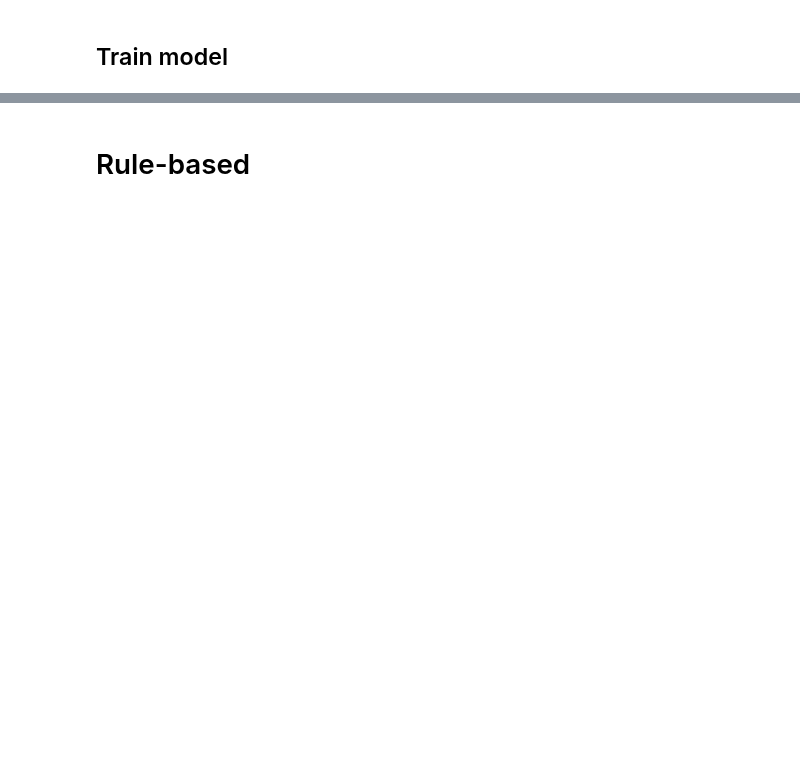
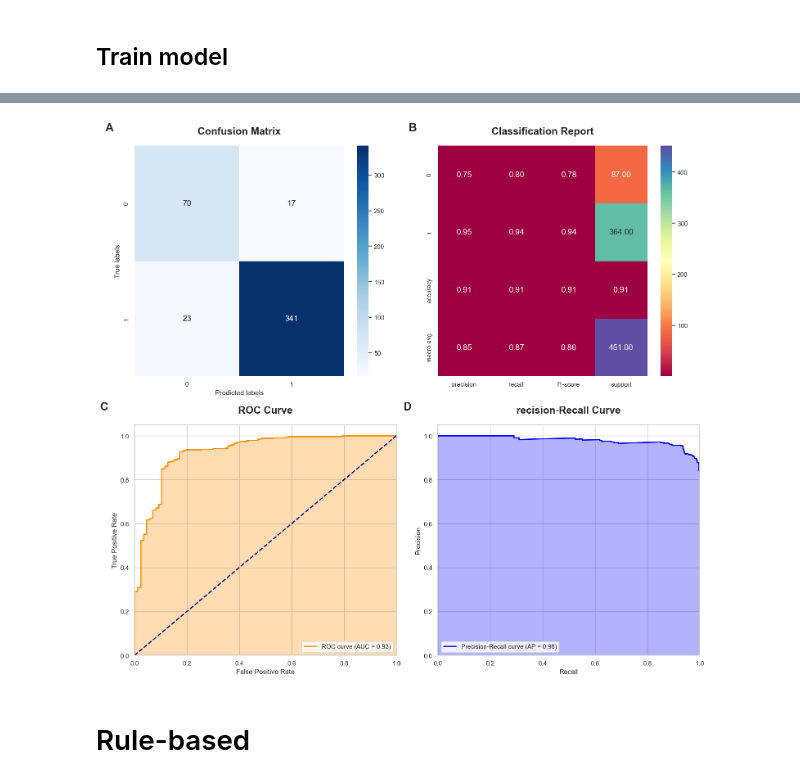
Before and after one commit to TieuLongPhan/SynRBL, a Jupyter notebook: Pipeline/Validation/Analysis/analysis.ipynb, the cells around one changed output, grey strips where cells are left out. Saved outputs shown, nothing was run; the diff lists cells and outputs as text; code cells hidden in the pictures; blank space fills up the shorter version.

```diff
--- a/Pipeline/Validation/Analysis/analysis.ipynb
+++ b/Pipeline/Validation/Analysis/analysis.ipynb
@@ -477,4 +116,0 @@ def standardize_columns(data):
-# %%
-data_all = standardize_columns(data_all)
-
-data_all.shape
@@ -1169,6 +622,5 @@ print(classification_report(y_test, y_pred))
 # %%
-from imblearn.pipeline import Pipeline
-steps = [('scaler', MinMaxScaler()), ('over', SMOTE(sampling_strategy='auto', random_state=42)), ('model', XGBClassifier(random_state=42))]
+steps = [('scaler', MinMaxScaler()), ('over', SMOTEENN(sampling_strategy='minority', random_state=42)), ('model', XGBClassifier(random_state=42))]
 pipeline = Pipeline(steps=steps)
 
 pipeline.fit(X_train, y_train)
@@ -1201,8 +639,0 @@ model = make_pipeline(
-# %%
-from xgboost import XGBClassifier
-from sklearn.metrics import classification_report
-xgb = XGBClassifier(random_state = 42)
-xgb.fit(X_train, y_train)
-
-y_pred = xgb.predict(X_test)
-print(classification_report(y_test, y_pred))
@@ -1265,2 +640,61 @@ plt.show()
+# %%
+import numpy as np
+import matplotlib.pyplot as plt
+from sklearn.metrics import confusion_matrix, classification_report, roc_curve, auc, precision_recall_curve, average_precision_score
+import seaborn as sns
+import pandas as pd
+
+def classification_visualization(y_true, y_pred, y_proba):
+    # Setup the matplotlib figure and axes, 2x2 layout
+    fig, axes = plt.subplots(2, 2, figsize=(15, 15))
+    #fig.suptitle('Advanced Classification Metrics Visualization', fontsize=16)
+
+    labels = ['A', 'B', 'C', 'D']  # Labels for each subplot
+    for ax, label in zip(axes.flat, labels):
+        ax.text(-0.1, 1.1, label, transform=ax.transAxes, size=20, weight='bold', va='top', ha='right')
+
+    # Subfig 1: Confusion Matrix
+    ax = axes[0, 0]
+    cm = confusion_matrix(y_true, y_pred)
+    sns.heatmap(cm, annot=True, fmt='d', cmap='Blues', ax=ax, annot_kws={"size": 14})
+    ax.set(xlabel='Predicted labels', ylabel='True labels')
+    ax.set_title('Confusion Matrix', fontsize=18, weight='bold', pad=20)
+
+    # Subfig 2: Classification Report
+    ax = axes[0, 1]
+    report = classification_report(y_true, y_pred, output_dict=True)
+    report_df = pd.DataFrame(report).transpose()
+    sns.heatmap(report_df.iloc[:-1, :].astype(float), annot=True, cmap='Spectral', cbar=True, fmt=".2f", ax=ax, annot_kws={"size": 14})
+    ax.set_title('Classification Report', fontsize=18, weight='bold', pad=20)
+
+    # Enhance ROC Curve visual
+    ax = axes[1, 0]
+    fpr, tpr, thresholds = roc_curve(y_true, y_proba)
+    roc_auc = auc(fpr, tpr)
+    ax.plot(fpr, tpr, label='ROC curve (AUC = %0.2f)' % roc_auc, color='darkorange', lw=2)
+    ax.fill_between(fpr, tpr, color='darkorange', alpha=0.3)
+    ax.plot([0, 1], [0, 1], linestyle='--', lw=2, color='navy')
+    ax.set(xlim=[0.0, 1.0], ylim=[0.0, 1.05], xlabel='False Positive Rate', ylabel='True Positive Rate')
+    ax.set_title('ROC Curve', fontsize=18, weight='bold', pad=20)
+
+    ax.legend(loc="lower right")
+
+    # Enhance Precision-Recall Curve visual
+    ax = axes[1, 1]
+    precision, recall, _ = precision_recall_curve(y_true, y_proba)
+    average_precision = average_precision_score(y_true, y_proba)
+    ax.plot(recall, precision, label='Precision-Recall curve (AP = %0.2f)' % average_precision, color='blue', lw=2)
+    ax.fill_between(recall, precision, color='blue', alpha=0.3)
+    ax.set(xlim=[0.0, 1.0], ylim=[0.0, 1.05], xlabel='Recall', ylabel='Precision')
+    ax.set_title('recision-Recall Curve', fontsize=18, weight='bold', pad=20)
+
+    ax.legend(loc="lower left")
+
+    plt.tight_layout(rect=[0, 0.03, 1, 0.95])
+    plt.show()
+
+classification_visualization(y_test, y_pred, pipeline.predict_proba(X_test)[:,1])
+# %% [output]
+[figure, added]
 # %% [markdown]
 # Rule-based
```
Also changed, not shown: parts of 69 cells of this notebook, 4 other files.
